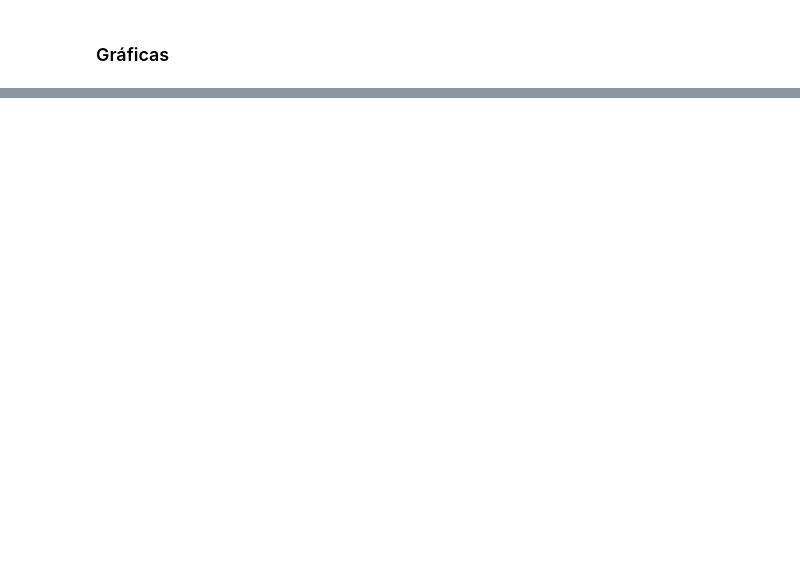
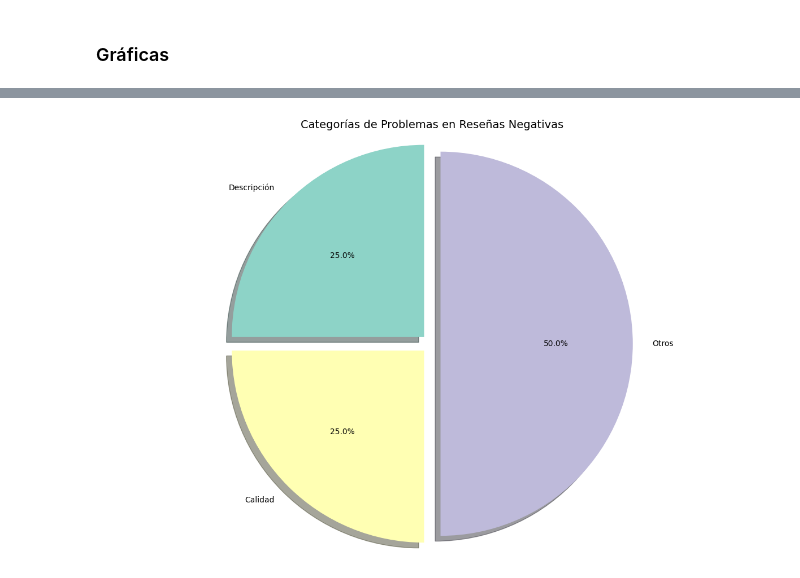
Before and after one commit to EngJuanSER/ScrappingML, a Jupyter notebook: Scrapping.ipynb, the cells around one changed output, grey strips where cells are left out. Cells and saved outputs as stored; diff of their text form; code cells hidden in the pictures; blank space fills up the shorter version.

```diff
--- a/Scrapping.ipynb
+++ b/Scrapping.ipynb
@@ -240,0 +251,87 @@ plt.show()
+# %%
+try:
+    # Convertir la columna reviews y extraer reseñas negativas
+    df['reviews_list'] = df['reviews'].apply(
+        lambda x: ast.literal_eval(x) if isinstance(x, str) and x.strip() and x.strip() != '[]' else []
+    )
+
+    # Extraer reseñas negativas
+    negative_reviews = []
+    for reviews in df['reviews_list']:
+        for review in reviews:
+            if isinstance(review, dict):
+                rating_text = str(review.get('rating', '')).lower()
+                if ('calificación 1' in rating_text or 'calificación 2' in rating_text):
+                    content = str(review.get('content', ''))
+                    if content.strip():
+                        negative_reviews.append(content)
+
+    if not negative_reviews:
+        print("No se encontraron reseñas negativas reales, usando datos de ejemplo...")
+        negative_reviews = [
+            "El producto llegó con retraso y en mal estado.",
+            "La calidad no es como se muestra en las fotos.",
+            "Caro para lo que ofrece, no lo recomiendo.",
+            "No funciona como debería, me decepcionó.",
+            "La descripción no coincide con el producto real."
+        ]
+
+    # Análisis por categorías predefinidas
+    problem_categories = {
+        'Envío': ['envío', 'envio', 'entrega', 'demora', 'tardó', 'llegó tarde'],
+        'Calidad': ['calidad', 'malo', 'mala', 'defecto', 'roto', 'dañado'],
+        'Precio': ['caro', 'precio', 'costoso', 'valor', 'dinero'],
+        'Funcionalidad': ['funciona', 'sirve', 'uso', 'inútil', 'no sirve'],
+        'Descripción': ['descripción', 'diferente', 'engaño', 'publicidad falsa'],
+        'Atención': ['atención', 'vendedor', 'servicio', 'respuesta']
+    }
+
+    # Categorizar reseñas y contar frecuencias
+    categories = defaultdict(int)
+    for review in negative_reviews:
+        review_lower = review.lower()
+        categorized = False
+        for category, keywords in problem_categories.items():
+            if any(keyword in review_lower for keyword in keywords):
+                categories[category] += 1
+                categorized = True
+        if not categorized:
+            categories['Otros'] += 1
+
+    # Crear gráfico de torta
+    plt.figure(figsize=(12, 8))
+    plt.pie(
+        categories.values(),
+        labels=categories.keys(),
+        autopct='%1.1f%%',
+        startangle=90,
+        shadow=True,
+        explode=[0.05] * len(categories),
+        colors=plt.cm.Set3.colors
+    )
+    plt.title('Categorías de Problemas en Reseñas Negativas', fontsize=14)
+    plt.axis('equal')
+    plt.tight_layout()
+    plt.show()
+
+except Exception as e:
+    print(f"Error en el análisis: {e}")
+    # Mostrar gráfico de ejemplo en caso de error
+    plt.figure(figsize=(12, 8))
+    example_data = {'Envío': 5, 'Calidad': 4, 'Precio': 3,
+                   'Funcionalidad': 3, 'Descripción': 2, 'Otros': 1}
+    plt.pie(
+        example_data.values(),
+        labels=example_data.keys(),
+        autopct='%1.1f%%',
+        startangle=90,
+        shadow=True,
+        explode=[0.05] * len(example_data),
+        colors=plt.cm.Set3.colors
+    )
+    plt.title('Categorías de Problemas (DATOS DE EJEMPLO)', fontsize=14)
+    plt.axis('equal')
+    plt.tight_layout()
+    plt.show()
+# %% [output]
+[figure, added]
```
Also changed, not shown: parts of 12 cells of this notebook.
